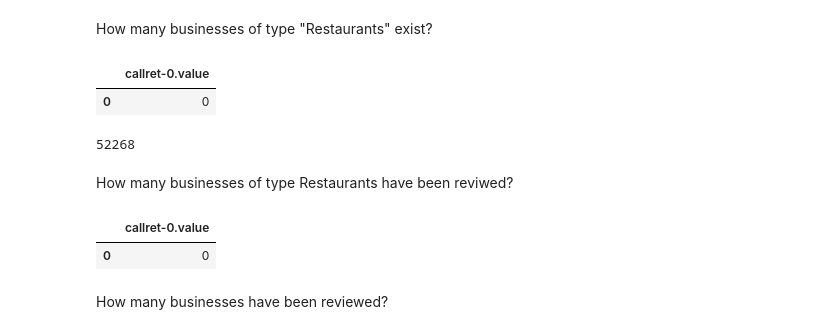
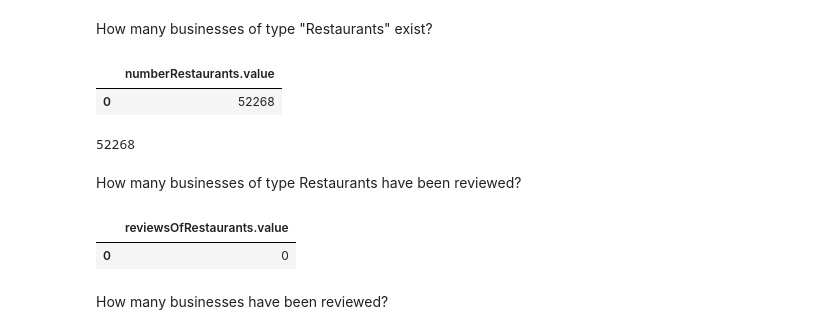
Before and after one commit to christiannielsen98/DVML-P7, a Jupyter notebook: Development/yelp_competency_question.ipynb, the cells around one changed output. Cells and saved outputs as stored; diff of their text form; code cells hidden in the pictures.

```diff
--- a/Development/yelp_competency_question.ipynb
+++ b/Development/yelp_competency_question.ipynb
@@ -77,58 +42,41 @@ How many businesses of type "Restaurants" exist?
 # %%
 sparql_query = """
 
-SELECT COUNT(?business)
+SELECT COUNT(DISTINCT(?business)) AS ?numberRestaurants
 WHERE {
-    ?business schema:category yelp_category:Restaurants .
+    ?business schema:category <https://purl.archive.org/purl/yelp/business_categories#Restaurants> .
 }
 
 """
 
 run_query(query=sparql_query, as_dataframe=True)
 # %% [output]
-|  | callret-0.value |
-| 0 | 0 |
+|  | numberRestaurants.value |
+| 0 | 52268 |
-# %%
-# TO DO Python
-# def str_split(string):
-#     if isinstance(string, str):
-#         return string.split(", ")
-#     else:
-#         return string
-#
-#
-# business["categories"] = business["categories"].apply(str_split)
-#
-# category_biz_count = {}
-# for i in range(len(business)):
-#     if business["categories"][i]:
-#         for category in business["categories"][i]:
-#             category_biz_count[category] = category_biz_count.get(category, 0) + 1
-#
-# category_biz_count["Restaurants"]
-
-counter = 0
-for row in business['categories']:
-    if row is not None and "Restaurants" in row:
-        counter += 1
-print(counter)
-# %% [output]
-52268
+# %%
+counter = 0
+for row in business['categories']:
+    if row is not None and "Restaurants" in row:
+        counter += 1
+print(counter)
+# %% [output]
+52268
 # %% [markdown]
-How many businesses of type Restaurants have been reviwed?
+How many businesses of type Restaurants have been reviewed?
 # %%
 sparql_query = """
 
-SELECT COUNT(DISTINCT(?business))
+SELECT COUNT(DISTINCT(?business)) as ?reviewsOfRestaurants
 WHERE {
-    ?business schema:category yelp_category:Restaurants .
+    ?business schema:category <https://purl.archive.org/purl/yelp/business_categories#Restaurants> .
+    ?review schema:about ?business .
 }
 
 """
 
 run_query(query=sparql_query, as_dataframe=True)
 # %% [output]
-|  | callret-0.value |
+|  | reviewsOfRestaurants.value |
 | 0 | 0 |
 # %%
 business_and_tips = tips.merge(business[['business_id', 'categories']])
```
Also changed, not shown: parts of 8 cells of this notebook, 1 other file.
